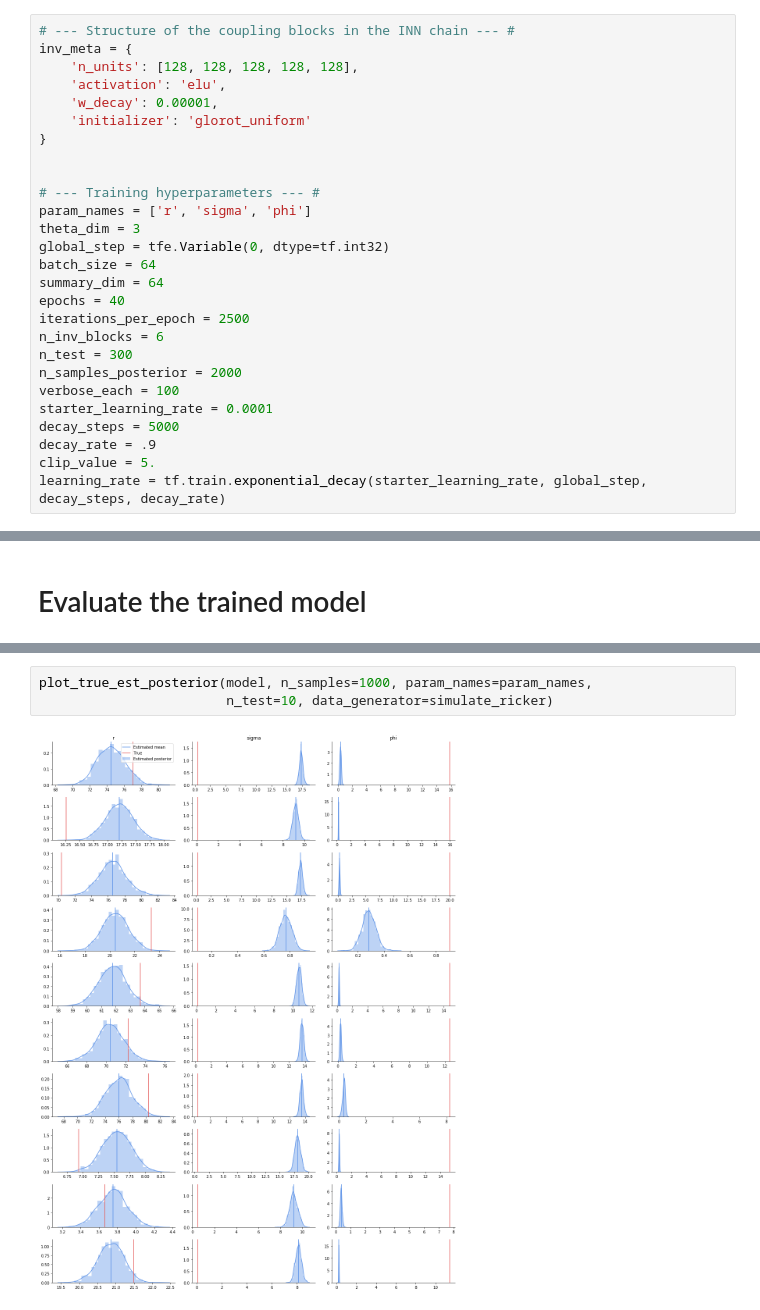
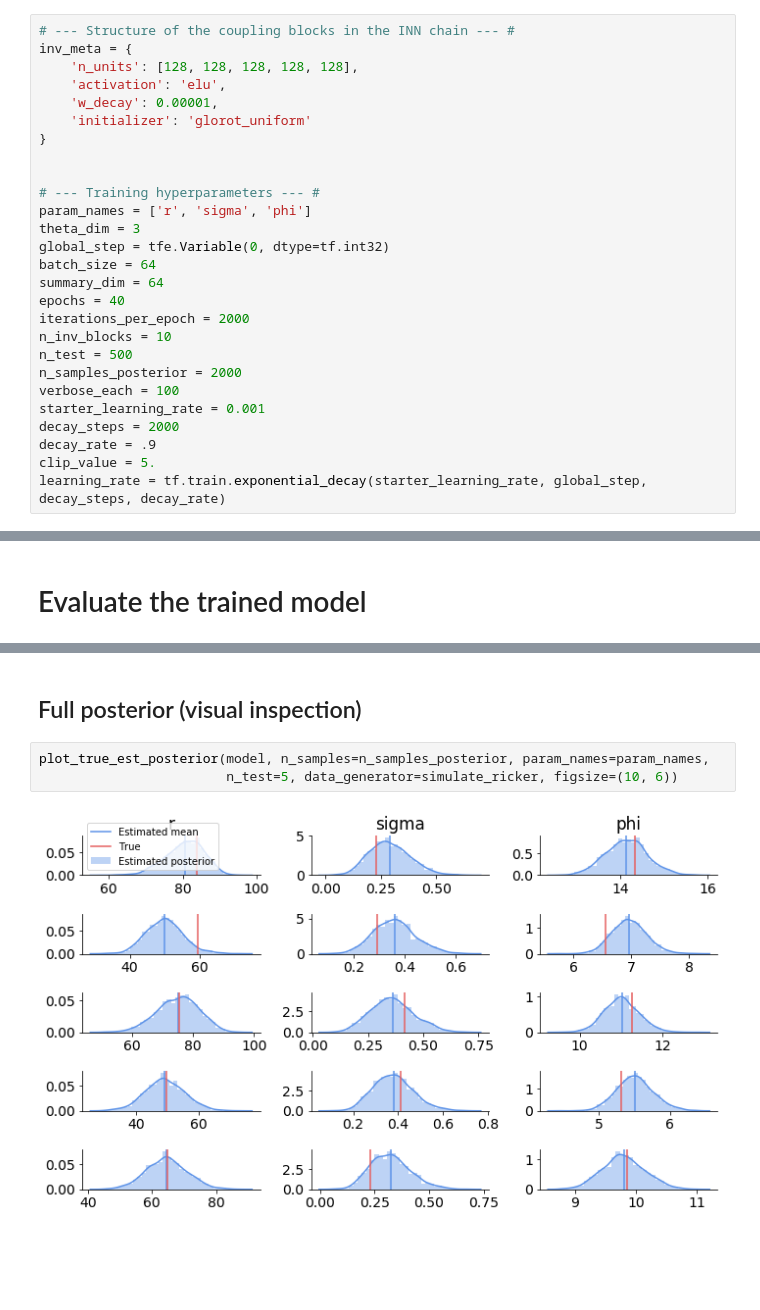
Before and after one commit to stefanradev93/cINN, a Jupyter notebook: 20190605_Ricker_cINN_Example.ipynb, the cells around one changed output, grey strips where cells are left out. Drawn from its saved outputs; the diff is of its cells as text; blank space fills up the shorter version.

```diff
--- a/20190605_Ricker_cINN_Example.ipynb
+++ b/20190605_Ricker_cINN_Example.ipynb
@@ -64,13 +65,13 @@ global_step = tfe.Variable(0, dtype=tf.int32)
 batch_size = 64
 summary_dim = 64
 epochs = 40
-iterations_per_epoch = 2500
-n_inv_blocks = 6
-n_test = 300
+iterations_per_epoch = 2000
+n_inv_blocks = 10
+n_test = 500
 n_samples_posterior = 2000
 verbose_each = 100
-starter_learning_rate = 0.0001
-decay_steps = 5000
+starter_learning_rate = 0.001
+decay_steps = 2000
 decay_rate = .9
 clip_value = 5.
 learning_rate = tf.train.exponential_decay(starter_learning_rate, global_step, decay_steps, decay_rate)
@@ -124,5 +116,7 @@ plot_true_est_scatter(model, X_test, theta_test, 5000, param_names, figsize=(15,
+# %% [markdown]
+## Full posterior (visual inspection)
 # %%
-plot_true_est_posterior(model, n_samples=1000, param_names=param_names,
-                        n_test=10, data_generator=simulate_ricker)
+plot_true_est_posterior(model, n_samples=n_samples_posterior, param_names=param_names,
+                        n_test=5, data_generator=simulate_ricker, figsize=(10, 6))
 # %% [output]
-[figure, old version]
+[figure, new version]
```
Also changed, not shown: parts of 6 cells of this notebook, 2 other files.
